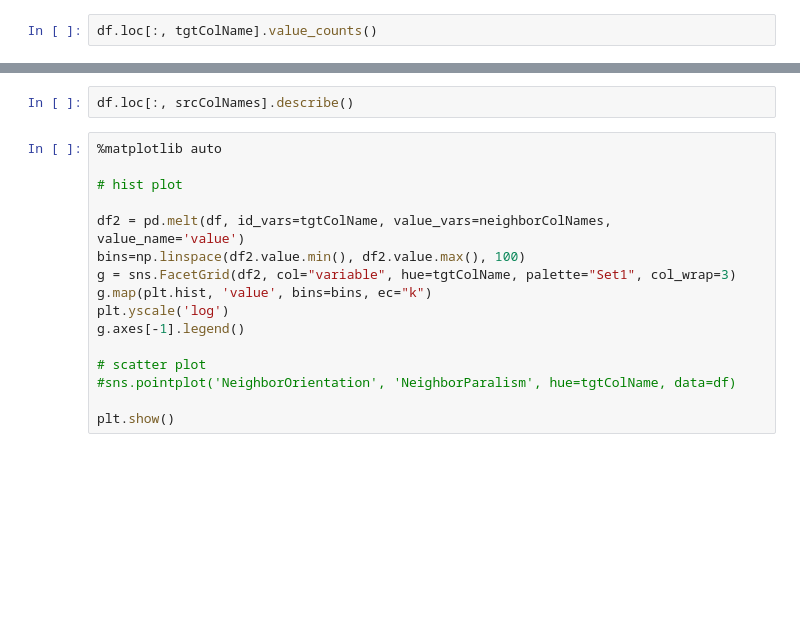
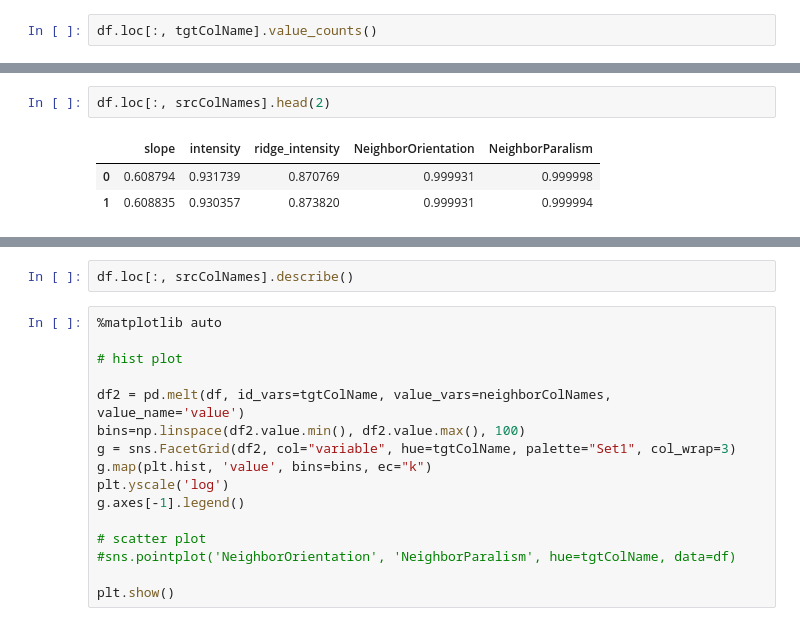
Before and after one commit to ouxiaogu/Python, a Jupyter notebook: apps/ContourSelect/unittest/ModelFeatures.ipynb, the cells around one changed output, grey strips where cells are left out. Saved outputs shown, nothing was run; the diff lists cells and outputs as text; blank space fills up the shorter version.

```diff
--- a/apps/ContourSelect/unittest/ModelFeatures.ipynb
+++ b/apps/ContourSelect/unittest/ModelFeatures.ipynb
@@ -25,3 +37,9 @@ df.loc[:, srcColNames].describe()
+# %%
+df.loc[:, srcColNames].head(2)
+# %% [output]
+|  | slope | intensity | ridge_intensity | NeighborOrientation | NeighborParalism |
+| 0 | 0.608794 | 0.931739 | 0.870769 | 0.999931 | 0.999998 |
+| 1 | 0.608835 | 0.930357 | 0.873820 | 0.999931 | 0.999994 |
 # %%
 wiScaling = 1
 scaling = lambda X_Arr: np.array([(X_Arr[i] - Xmin[i])/(Xmax[i] - Xmin[i]) for i in range(len(srcColNames)) ])
```
Also changed, not shown: parts of 9 cells of this notebook, 16 other files.
